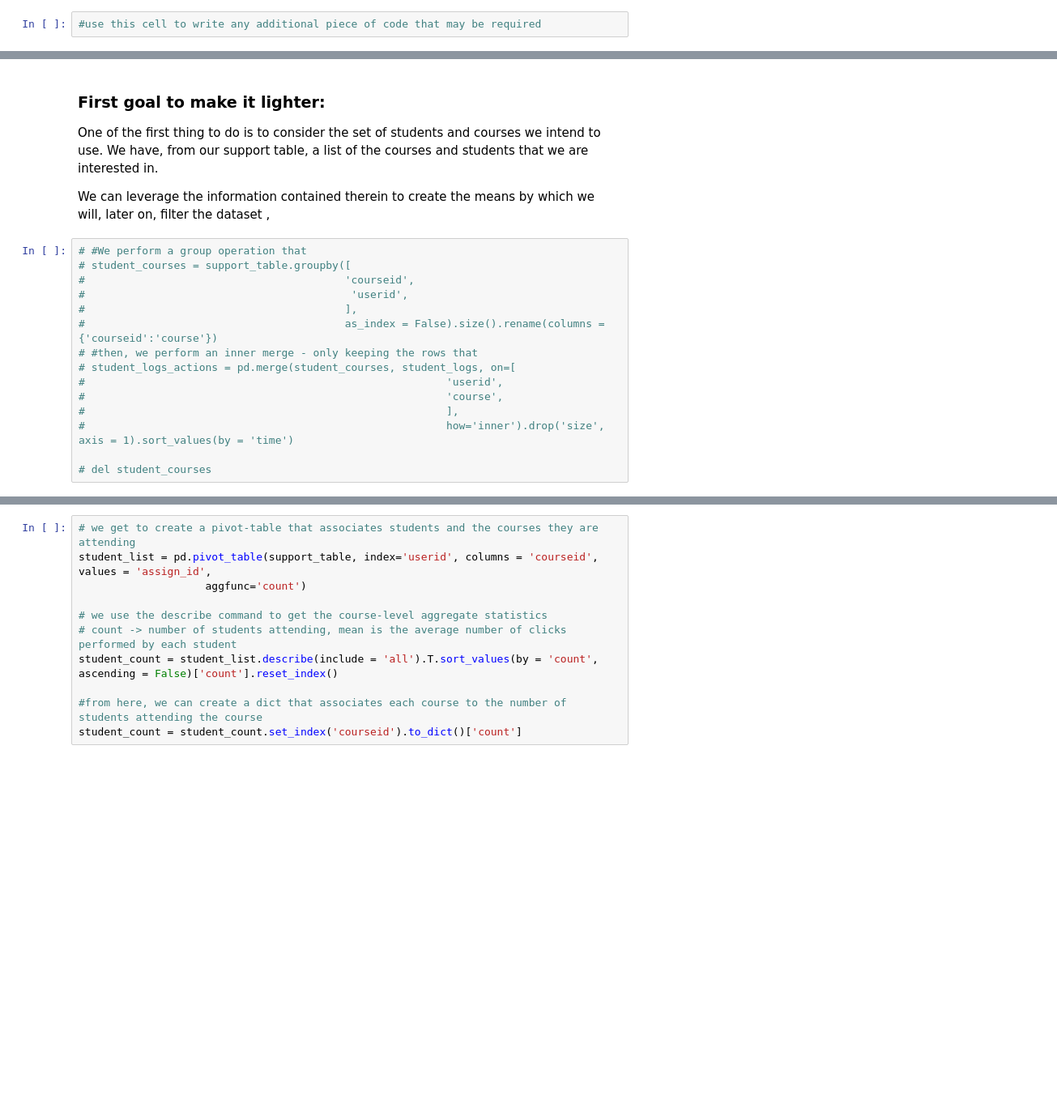
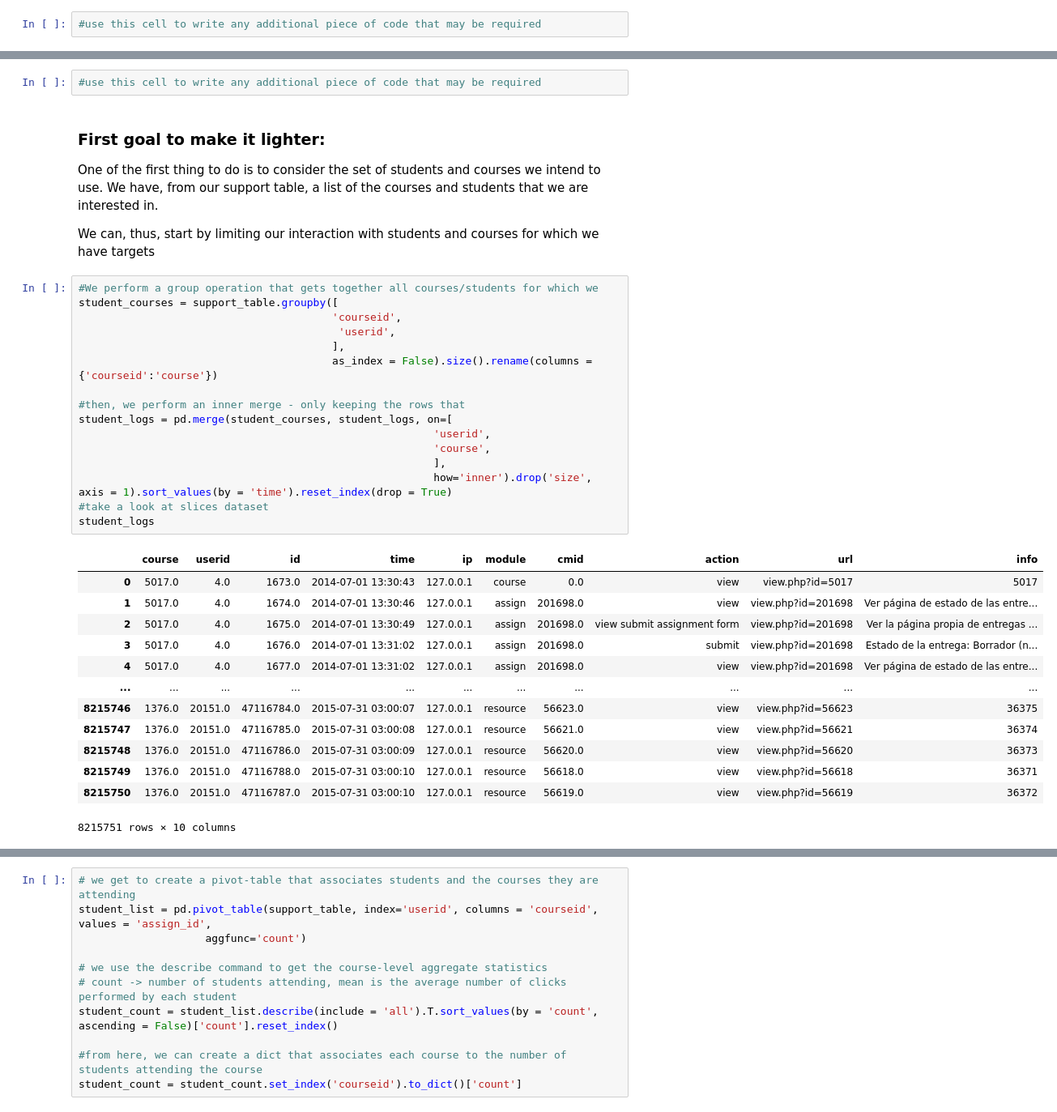
Before and after one commit to RicardoSantos0/timely_accurate_portable, a Jupyter notebook: Notebooks/2.2. Moodle Logs - Understanding and Preprocessing.ipynb, the cells around one changed output, grey strips where cells are left out. Shown at 81% size. Cells and saved outputs as stored; diff of their text form; blank space fills up the shorter version.

```diff
--- a/Notebooks/2.2. Moodle Logs - Understanding and Preprocessing.ipynb
+++ b/Notebooks/2.2. Moodle Logs - Understanding and Preprocessing.ipynb
@@ -151,22 +209,39 @@ student_logs
+# %%
+#use this cell to write any additional piece of code that may be required
 # %% [markdown]
 ### First goal to make it lighter:
 
 One of the first thing to do is to consider the set of students and courses we intend to use. We have, from our support table, a list of the courses and students that we are interested in.
 
-We can leverage the information contained therein to create the means by which we will, later on, filter the dataset ,
+We can, thus, start by limiting our interaction with students and courses for which we have targets
 # %%
-# #We perform a group operation that
-# student_courses = support_table.groupby([
-#                                         'courseid',
-#                                          'userid',
-#                                         ],
-#                                         as_index = False).size().rename(columns = {'courseid':'course'})
-# #then, we perform an inner merge - only keeping the rows that
-# student_logs_actions = pd.merge(student_courses, student_logs, on=[
-#                                                         'userid',
-#                                                         'course',
-#                                                         ],
-#                                                         how='inner').drop('size', axis = 1).sort_values(by = 'time')
+#We perform a group operation that gets together all courses/students for which we
+student_courses = support_table.groupby([
+                                        'courseid',
+                                         'userid',
+                                        ],
+                                        as_index = False).size().rename(columns = {'courseid':'course'})
 
-# del student_courses
+#then, we perform an inner merge - only keeping the rows that
+student_logs = pd.merge(student_courses, student_logs, on=[
+                                                        'userid',
+                                                        'course',
+                                                        ],
+                                                        how='inner').drop('size', axis = 1).sort_values(by = 'time').reset_index(drop = True)
+#take a look at slices dataset
+student_logs
+# %% [output]
+|  | course | userid | id | time | ip | module | cmid | action | url | info |
+| 0 | 5017.0 | 4.0 | 1673.0 | 2014-07-01 13:30:43 | 127.0.0.1 | course | 0.0 | view | view.php?id=5017 | 5017 |
+| 1 | 5017.0 | 4.0 | 1674.0 | 2014-07-01 13:30:46 | 127.0.0.1 | assign | 201698.0 | view | view.php?id=201698 | Ver página de estado de las entre... |
+| 2 | 5017.0 | 4.0 | 1675.0 | 2014-07-01 13:30:49 | 127.0.0.1 | assign | 201698.0 | view submit assignment form | view.php?id=201698 | Ver la página propia de entregas ... |
+| 3 | 5017.0 | 4.0 | 1676.0 | 2014-07-01 13:31:02 | 127.0.0.1 | assign | 201698.0 | submit | view.php?id=201698 | Estado de la entrega: Borrador (n... |
+| 4 | 5017.0 | 4.0 | 1677.0 | 2014-07-01 13:31:02 | 127.0.0.1 | assign | 201698.0 | view | view.php?id=201698 | Ver página de estado de las entre... |
+| ... | ... | ... | ... | ... | ... | ... | ... | ... | ... | ... |
+| 8215746 | 1376.0 | 20151.0 | 47116784.0 | 2015-07-31 03:00:07 | 127.0.0.1 | resource | 56623.0 | view | view.php?id=56623 | 36375 |
+| 8215747 | 1376.0 | 20151.0 | 47116785.0 | 2015-07-31 03:00:08 | 127.0.0.1 | resource | 56621.0 | view | view.php?id=56621 | 36374 |
+| 8215748 | 1376.0 | 20151.0 | 47116786.0 | 2015-07-31 03:00:09 | 127.0.0.1 | resource | 56620.0 | view | view.php?id=56620 | 36373 |
+| 8215749 | 1376.0 | 20151.0 | 47116788.0 | 2015-07-31 03:00:10 | 127.0.0.1 | resource | 56618.0 | view | view.php?id=56618 | 36371 |
+| 8215750 | 1376.0 | 20151.0 | 47116787.0 | 2015-07-31 03:00:10 | 127.0.0.1 | resource | 56619.0 | view | view.php?id=56619 | 36372 |
+8215751 rows × 10 columns
 # %%
```
Also changed, not shown: parts of 21 cells of this notebook, 3 other files.
